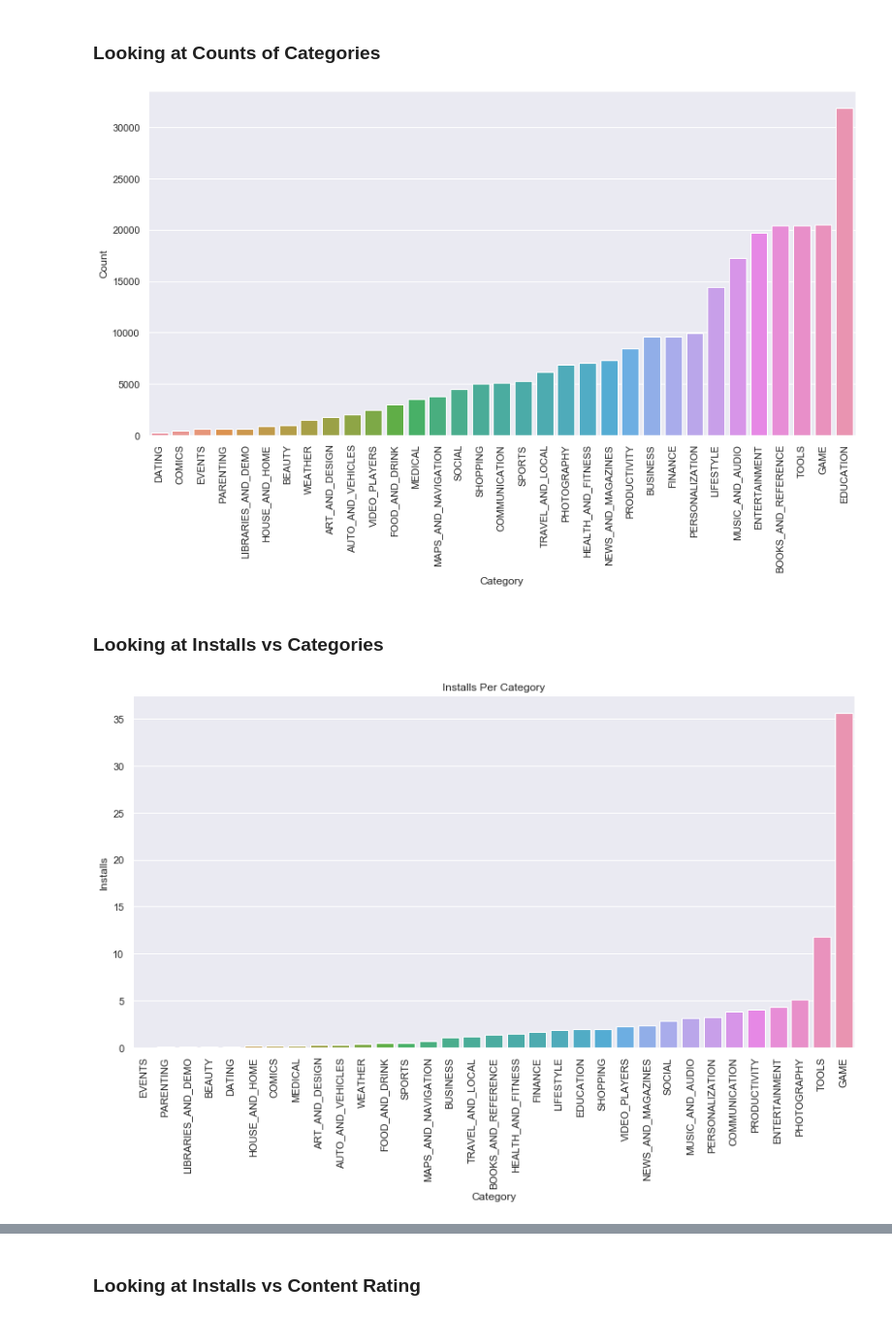
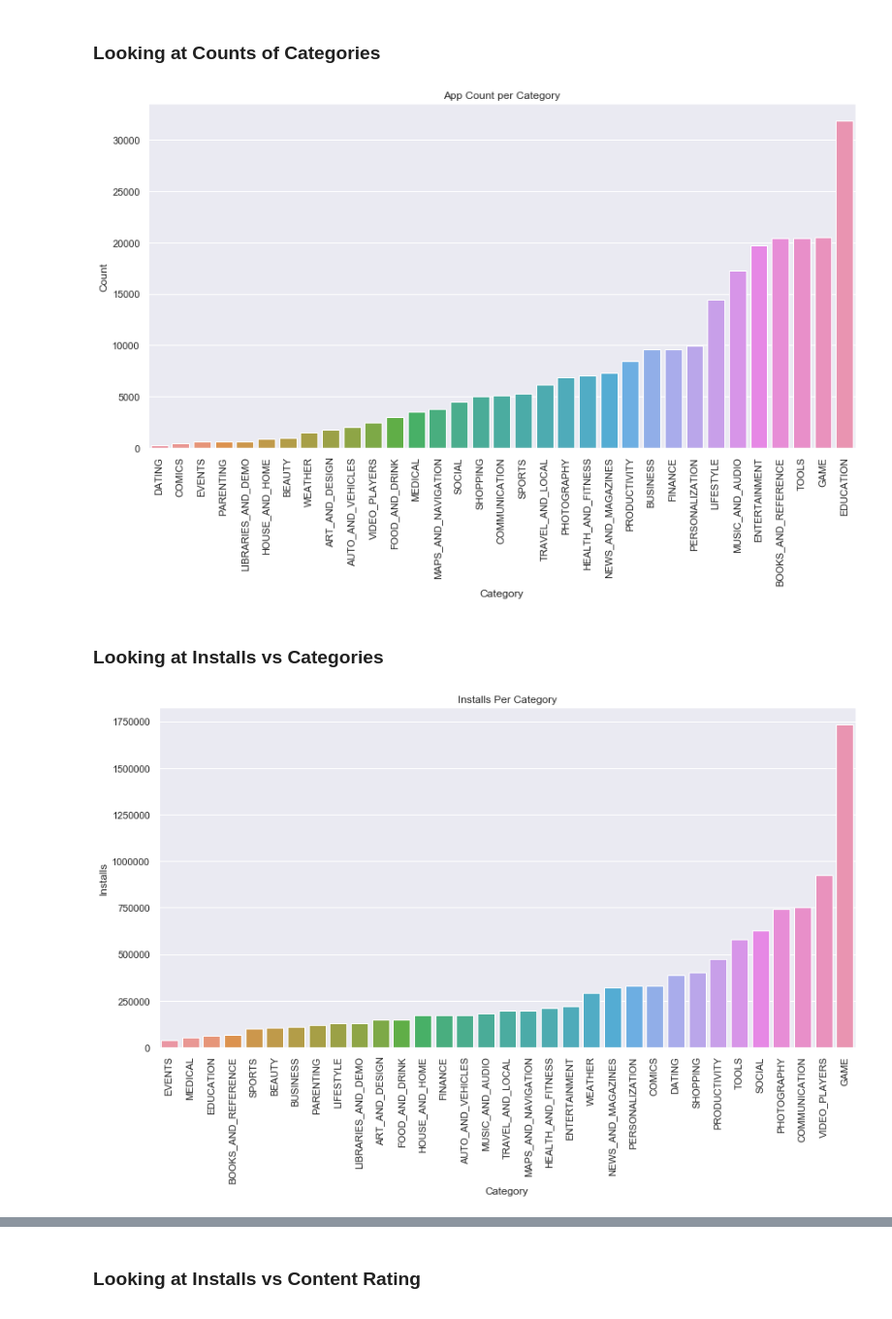
Before and after one commit to ZacharyVillarreal/Google-Play-Store-Download-Analysis, a Jupyter notebook: src/Google_Play_Store_EDA.ipynb, the cells around one changed output, grey strips where cells are left out. Shown at 97% size. Saved outputs shown, nothing was run; the diff lists cells and outputs as text; code cells hidden in the pictures.

Commit message:
Add files: Hypothesis_Testing.ipynb | Add graph picturs | Fix Data_Cleaning, Helper Functions

```diff
--- a/src/Google_Play_Store_EDA.ipynb
+++ b/src/Google_Play_Store_EDA.ipynb
@@ -52,20 +36,24 @@ category_counts_game.sort_values(by = 'Count', inplace = True)
 # Bar plot of Categories vs Counts
 fig, ax = plt.subplots(figsize = (14,7))
 category_counts_graph = sns.barplot(x = category_counts_game.Category, y = category_counts_game.Count)
-category_counts_graph.set_xticklabels(category_counts_graph.get_xticklabels(),rotation=90);
+category_counts_graph.set_xticklabels(category_counts_graph.get_xticklabels(),rotation=90)
+plt.title('App Count per Category')
+
+plt.savefig('../graphs/App_Count_Per_Category.png', dpi = 700);
 # %% [output]
-[figure, old version]
+[figure, new version]
 # %% [markdown]
 ### Looking at Installs vs Categories
 # %%
 # Grouping Categories with their respective number of installs
-category_installs = pd.DataFrame(play_store_data_game.groupby('Category').sum()['Installs']).reset_index()
+category_installs = pd.DataFrame(play_store_data.groupby('Category').mean()['Installs']).reset_index()
 category_installs.sort_values(by = 'Installs', inplace = True)
 
 # Plotting Category vs Installs
 fig, ax = plt.subplots(figsize = (14,7))
 category_installs_graph = sns.barplot(x = category_installs.Category, y = category_installs.Installs)
 category_installs_graph.set_xticklabels(category_installs_graph.get_xticklabels(),rotation=90)
-plt.title('Installs Per Category');
+plt.title('Installs Per Category')
+plt.savefig('../graphs/Installs_Per_Category.png', dpi = 700);
 # %% [output]
-[figure, old version]
+[figure, new version]
```
Also changed, not shown: parts of 11 cells of this notebook, 14 other files.
